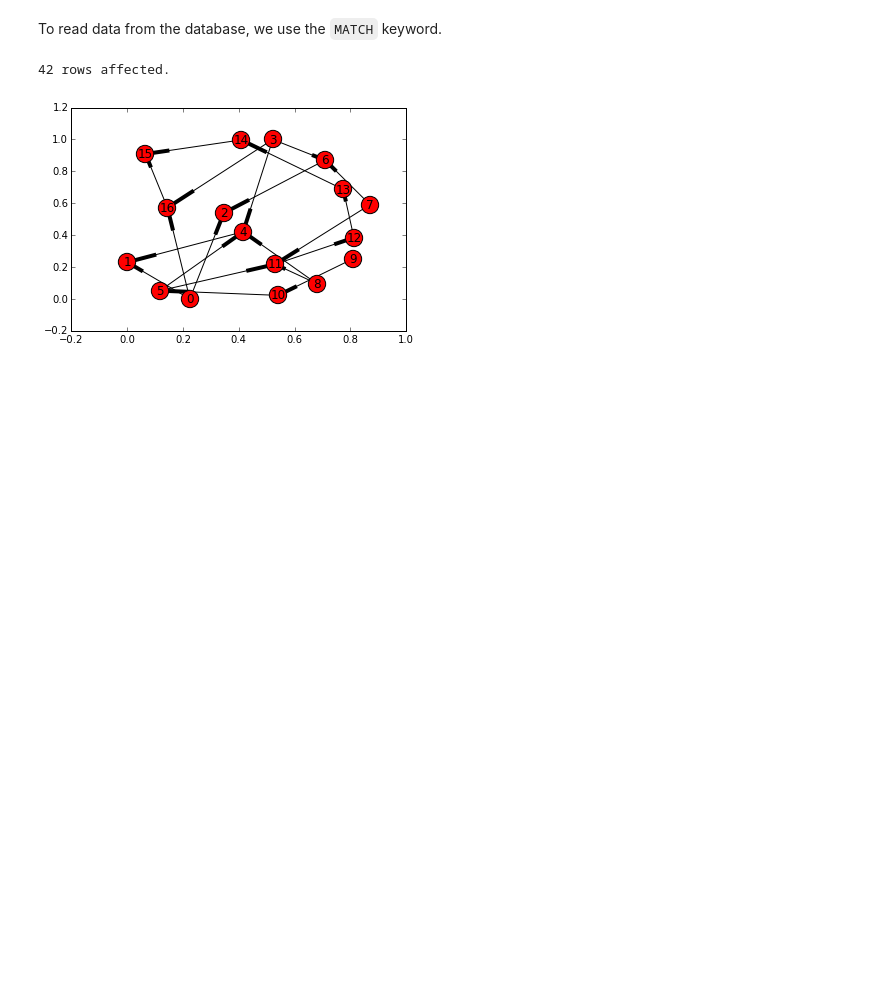
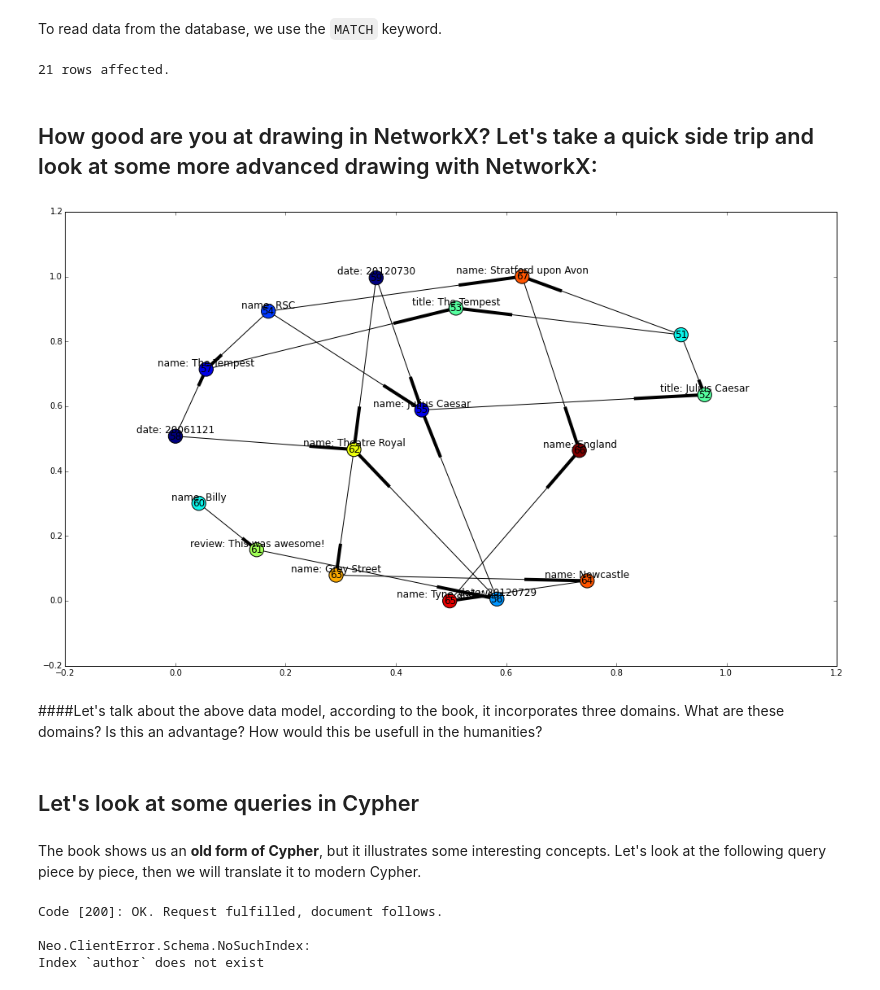
Before and after one commit to davebshow/DH3501, a Jupyter notebook: class15.ipynb, the cells around one changed output. Drawn from its saved outputs; the diff is of its cells as text; code cells hidden in the pictures; blank space fills up the shorter version.

```diff
--- a/class15.ipynb
+++ b/class15.ipynb
@@ -145,11 +154,8 @@ CREATE
 To read data from the database, we use the `MATCH` keyword.
 # %%
 # This query returns all edges in the graph.
-results = %cypher MATCH (n)-[e]-(m) RETURN n, e, m
+results = %cypher MATCH (n)-[e]->(m) RETURN n, e, m
 # %% [output]
-42 rows affected.
+21 rows affected.
-# %%
-g = results.get_graph()
-nx.draw_networkx(g)
-# %% [output]
-[figure, removed]
+# %% [markdown]
+## How good are you at drawing in NetworkX? Let's take a quick side trip and look at some more advanced drawing with NetworkX:
@@ -155,0 +263,28 @@ nx.draw_networkx(g)
+# %%
+plt.rcParams["figure.figsize"] = 17, 10
+g = results.get_graph()
+draw_simple_graph(g, node_type_attr="labels", label_attrs=["name", "title", "date", "review"])
+# %% [output]
+[figure, added]
+# %% [markdown]
+####Let's talk about the above data model, according to the book, it incorporates three domains. What are these domains? Is this an advantage? How would this be usefull in the humanities?
+# %% [markdown]
+## Let's look at some queries in Cypher
+# %% [markdown]
+The book shows us an **old form of Cypher**, but it illustrates some interesting concepts. Let's look at the following query piece by piece, then we will translate it to modern Cypher.
+# %%
+%%cypher
+START theater=node:venue(name='Theatre Royal'),
+      newcastle=node:city(name='Newcastle'),
+      bard=node:author(lastname='Shakespeare')
+
+MATCH (newcastle)<-[:STREET|CITY*1..2]-(theater)
+      <-[:VENUE]-()-[:PERFORMANCE_OF]->()-[:PRODUCTION_OF]->
+      (play)<-[:WROTE_PLAY]-(bard)
+
+RETURN DISTINCT play.title AS play
+# %% [output]
+Code [200]: OK. Request fulfilled, document follows.
+
+Neo.ClientError.Schema.NoSuchIndex:
+Index `author` does not exist
```
Also changed, not shown: parts of 9 cells of this notebook, 12 other files.
